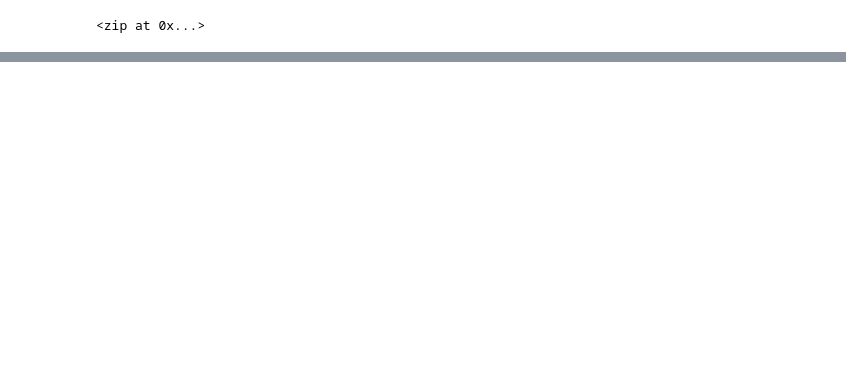
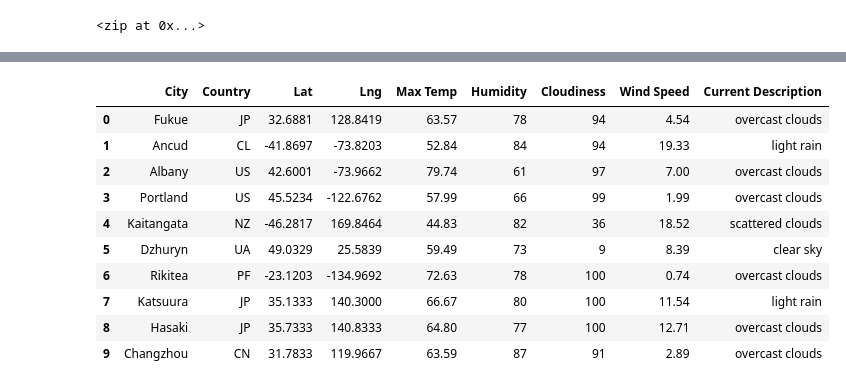
Before and after one commit to TheodoraNell/World_Weather_Analysis, a Jupyter notebook: Weather_Database/Weather_Database.ipynb, the cells around one changed output, grey strips where cells are left out. Cells and saved outputs as stored; diff of their text form; code cells hidden in the pictures; blank space fills up the shorter version.

Commit message:
Add city weather database.

```diff
--- a/Weather_Database/Weather_Database.ipynb
+++ b/Weather_Database/Weather_Database.ipynb
@@ -6,3 +12,6 @@ import numpy as np
+# %%
+# Starting URL for Weather Map API Call.
+url = "http://api.openweathermap.org/data/2.5/weather?units=Imperial&APPID=" + weather_api_key
 # %%
 # Create a set of random latitude and longitude combinations.
 lats = np.random.uniform(low=-90.000, high=90.000, size=2000)
@@ -20,0 +27,4 @@ from citipy import citipy
+# %%
+# Use the print() function to display the latitude and longitude combinations.
+for coordinate in coordinates:
+    print(coordinate[0], coordinate[1])
@@ -34,0 +153,19 @@ len(cities)
+# %%
+# Convert the array of dictionaries to a Pandas DataFrame.
+city_data_df = pd.DataFrame(city_data)
+# %%
+new_column_order = ["City", "Country", "Lat", "Lng", "Max Temp", "Humidity", "Cloudiness", "Wind Speed", "Current Description"]
+city_data_df = city_data_df[new_column_order]
+city_data_df.head(10)
+# %% [output]
+|  | City | Country | Lat | Lng | Max Temp | Humidity | Cloudiness | Wind Speed | Current Description |
+| 0 | Fukue | JP | 32.6881 | 128.8419 | 63.57 | 78 | 94 | 4.54 | overcast clouds |
+| 1 | Ancud | CL | -41.8697 | -73.8203 | 52.84 | 84 | 94 | 19.33 | light rain |
+| 2 | Albany | US | 42.6001 | -73.9662 | 79.74 | 61 | 97 | 7.00 | overcast clouds |
+| 3 | Portland | US | 45.5234 | -122.6762 | 57.99 | 66 | 99 | 1.99 | overcast clouds |
+| 4 | Kaitangata | NZ | -46.2817 | 169.8464 | 44.83 | 82 | 36 | 18.52 | scattered clouds |
+| 5 | Dzhuryn | UA | 49.0329 | 25.5839 | 59.49 | 73 | 9 | 8.39 | clear sky |
+| 6 | Rikitea | PF | -23.1203 | -134.9692 | 72.63 | 78 | 100 | 0.74 | overcast clouds |
+| 7 | Katsuura | JP | 35.1333 | 140.3000 | 66.67 | 80 | 100 | 11.54 | light rain |
+| 8 | Hasaki | JP | 35.7333 | 140.8333 | 64.80 | 77 | 100 | 12.71 | overcast clouds |
+| 9 | Changzhou | CN | 31.7833 | 119.9667 | 63.59 | 87 | 91 | 2.89 | overcast clouds |
```
Also changed, not shown: parts of 8 cells of this notebook, 1 other file.
